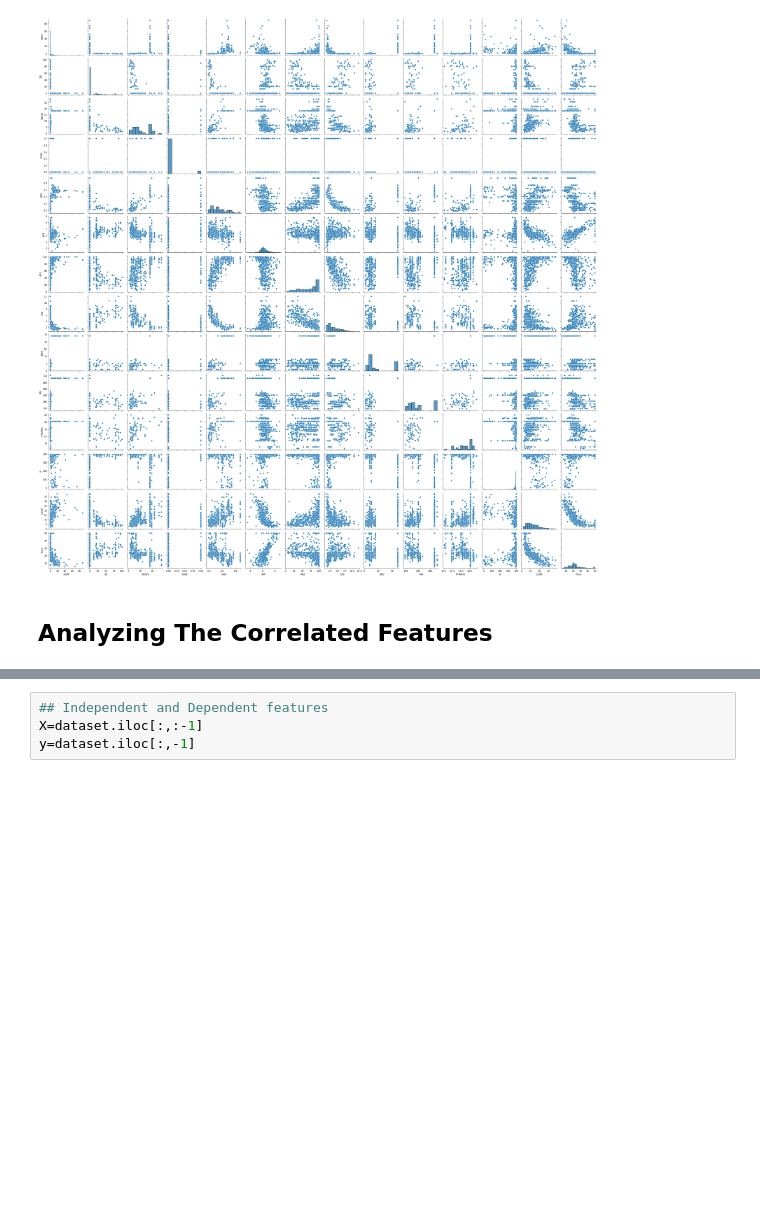
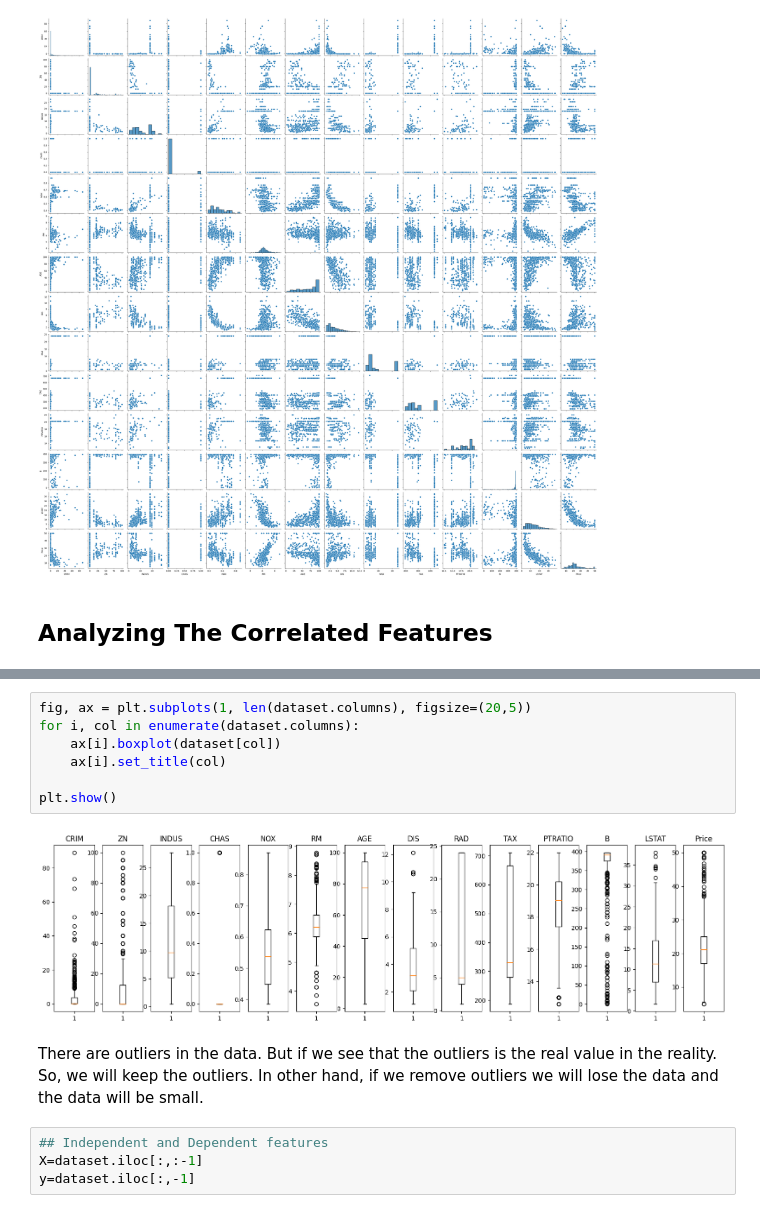
Before and after one commit to jonisy1406/bostonhousepricing, a Jupyter notebook: Linear Regression ML Implementation.ipynb, the cells around one changed output, grey strips where cells are left out. Cells and saved outputs as stored; diff of their text form; blank space fills up the shorter version.

```diff
--- a/Linear Regression ML Implementation.ipynb
+++ b/Linear Regression ML Implementation.ipynb
@@ -248,3 +248,14 @@ sns.regplot(x="PTRATIO",y="Price",data=dataset)
+# %%
+fig, ax = plt.subplots(1, len(dataset.columns), figsize=(20,5))
+for i, col in enumerate(dataset.columns):
+    ax[i].boxplot(dataset[col])
+    ax[i].set_title(col)
+
+plt.show()
+# %% [output]
+[figure, added]
+# %% [markdown]
+There are outliers in the data. But if we see that the outliers is the real value in the reality. So, we will keep the outliers. In other hand, if we remove outliers we will lose the data and the data will be small.
 # %%
 ## Independent and Dependent features
 X=dataset.iloc[:,:-1]
```
Also changed, not shown: parts of 9 cells of this notebook, 4 other files.
